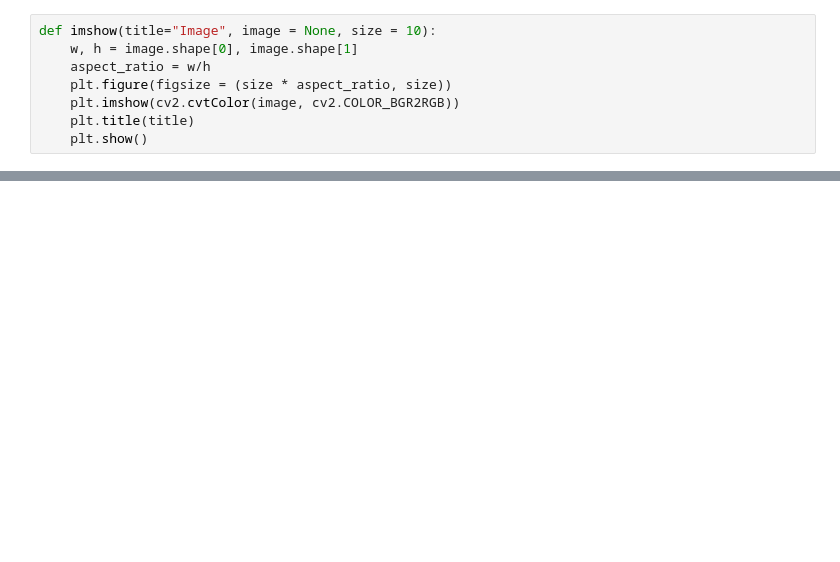
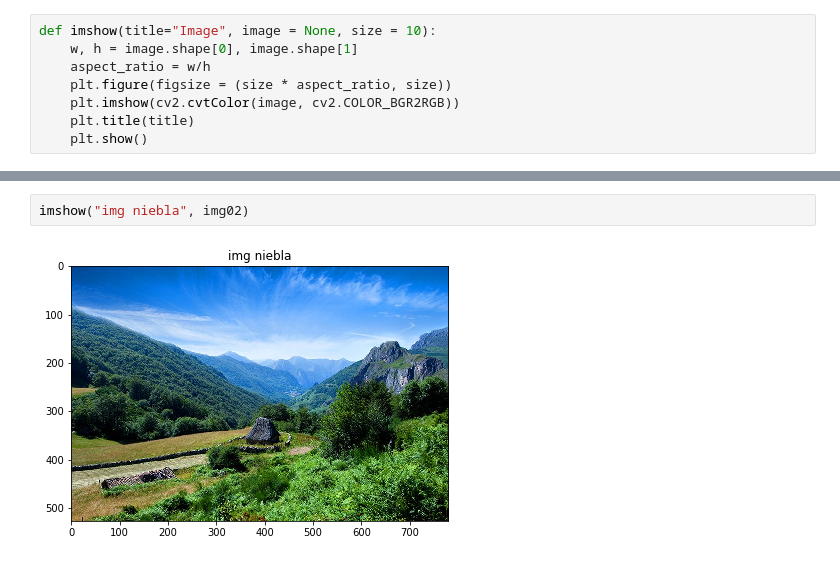
Before and after one commit to DenisFZelaya/Lab01-Computer-Vision, a Jupyter notebook: AjusteIntensidad.ipynb, the cells around one changed output, grey strips where cells are left out. Saved outputs shown, nothing was run; the diff lists cells and outputs as text; blank space fills up the shorter version.

```diff
--- a/AjusteIntensidad.ipynb
+++ b/AjusteIntensidad.ipynb
@@ -56,0 +84,4 @@ invert_color()
+# %%
+imshow("img niebla", img02)
+# %% [output]
+[figure, added]
```
Also changed, not shown: parts of 14 cells of this notebook, 12 other files.
